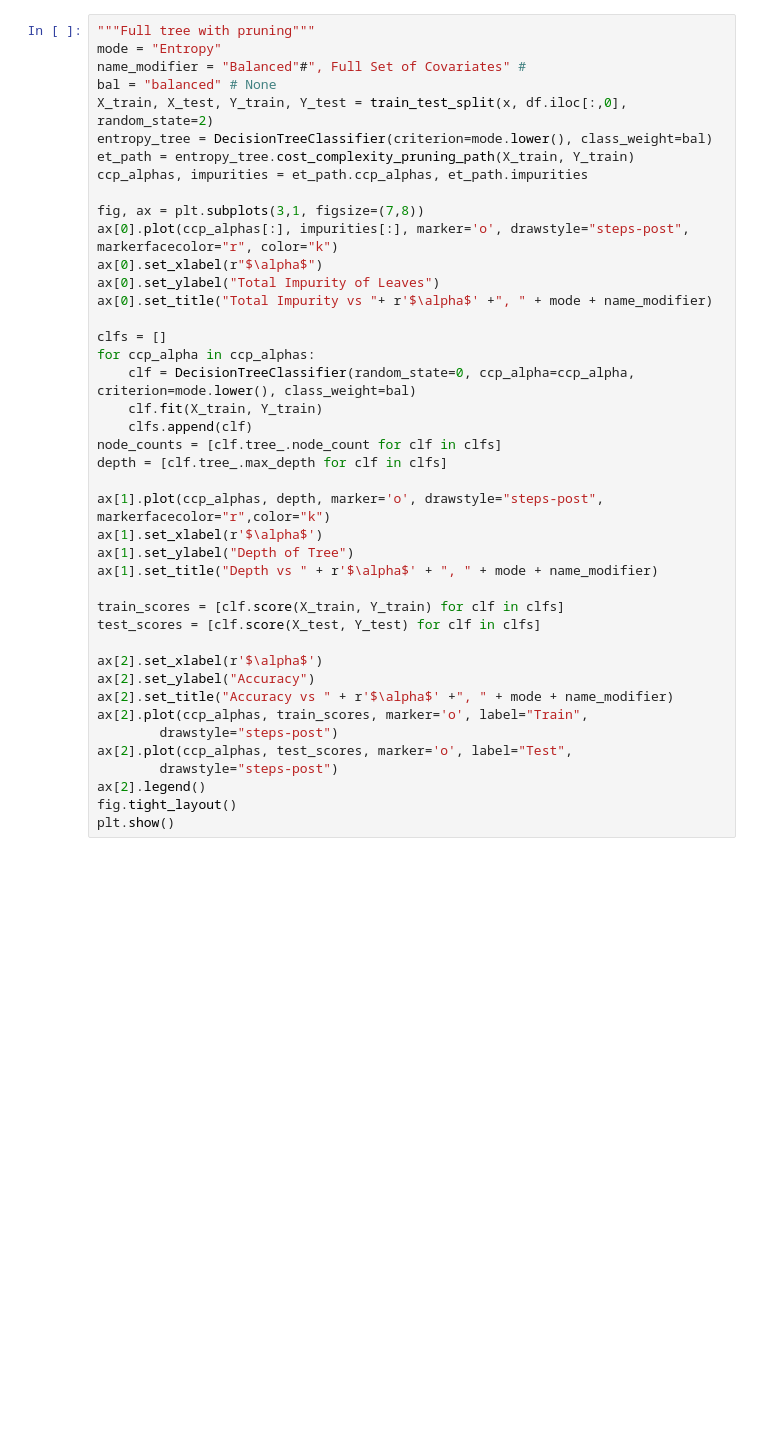
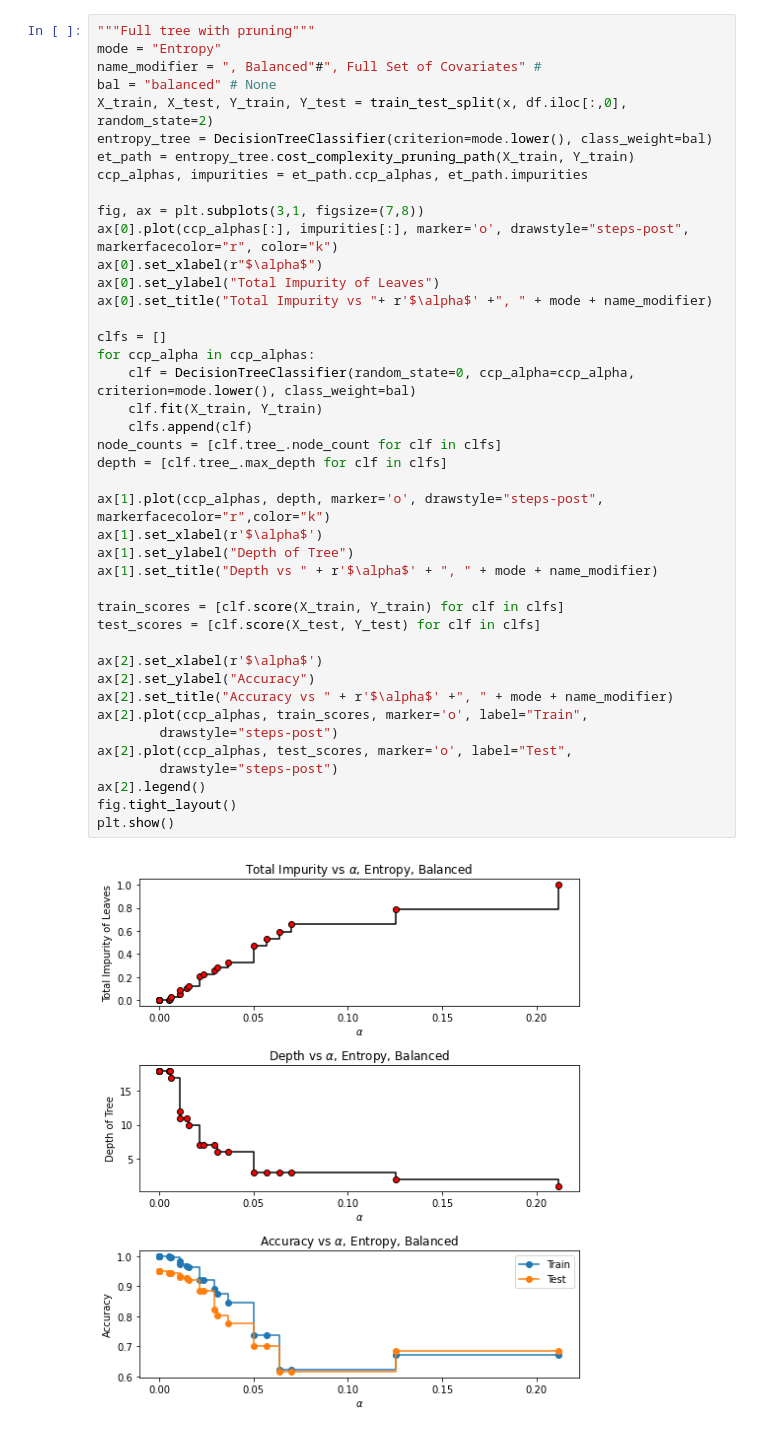
Before and after one commit to robertpuccinelli/grad, a Jupyter notebook: midterm.ipynb, the cells around one changed output. Cells and saved outputs as stored; diff of their text form; blank space fills up the shorter version.

Commit message:
Recreate images with propperly filtered dataframe

```diff
--- a/midterm.ipynb
+++ b/midterm.ipynb
@@ -25,7 +43,7 @@ x = df.iloc[:,1:]
 # %%
 """Full tree with pruning"""
 mode = "Entropy"
-name_modifier = "Balanced"#", Full Set of Covariates" #
+name_modifier = ", Balanced"#", Full Set of Covariates" #
 bal = "balanced" # None
 X_train, X_test, Y_train, Y_test = train_test_split(x, df.iloc[:,0], random_state=2)
 entropy_tree = DecisionTreeClassifier(criterion=mode.lower(), class_weight=bal)
@@ -37,33 +55,35 @@ ax[0].plot(ccp_alphas[:], impurities[:], marker='o', drawstyle="steps-post", mar
 ax[0].set_xlabel(r"$\alpha$")
 ax[0].set_ylabel("Total Impurity of Leaves")
 ax[0].set_title("Total Impurity vs "+ r'$\alpha$' +", " + mode + name_modifier)
 
 clfs = []
 for ccp_alpha in ccp_alphas:
     clf = DecisionTreeClassifier(random_state=0, ccp_alpha=ccp_alpha, criterion=mode.lower(), class_weight=bal)
     clf.fit(X_train, Y_train)
     clfs.append(clf)
 node_counts = [clf.tree_.node_count for clf in clfs]
 depth = [clf.tree_.max_depth for clf in clfs]
 
 ax[1].plot(ccp_alphas, depth, marker='o', drawstyle="steps-post", markerfacecolor="r",color="k")
 ax[1].set_xlabel(r'$\alpha$')
 ax[1].set_ylabel("Depth of Tree")
 ax[1].set_title("Depth vs " + r'$\alpha$' + ", " + mode + name_modifier)
 
 train_scores = [clf.score(X_train, Y_train) for clf in clfs]
 test_scores = [clf.score(X_test, Y_test) for clf in clfs]
 
 ax[2].set_xlabel(r'$\alpha$')
 ax[2].set_ylabel("Accuracy")
 ax[2].set_title("Accuracy vs " + r'$\alpha$' +", " + mode + name_modifier)
 ax[2].plot(ccp_alphas, train_scores, marker='o', label="Train",
         drawstyle="steps-post")
 ax[2].plot(ccp_alphas, test_scores, marker='o', label="Test",
         drawstyle="steps-post")
 ax[2].legend()
 fig.tight_layout()
 plt.show()
+# %% [output]
+[figure, added]
 # %%
 cm = []
 weighted_bias = []
```
Also changed, not shown: parts of 9 cells of this notebook, 42 other files.
